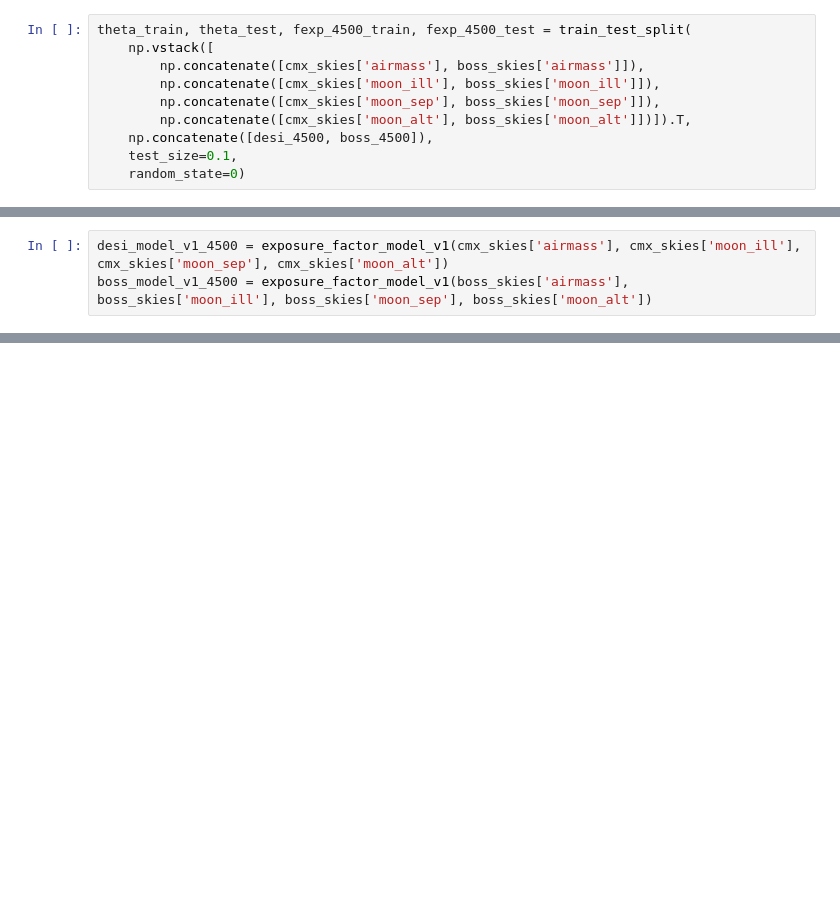
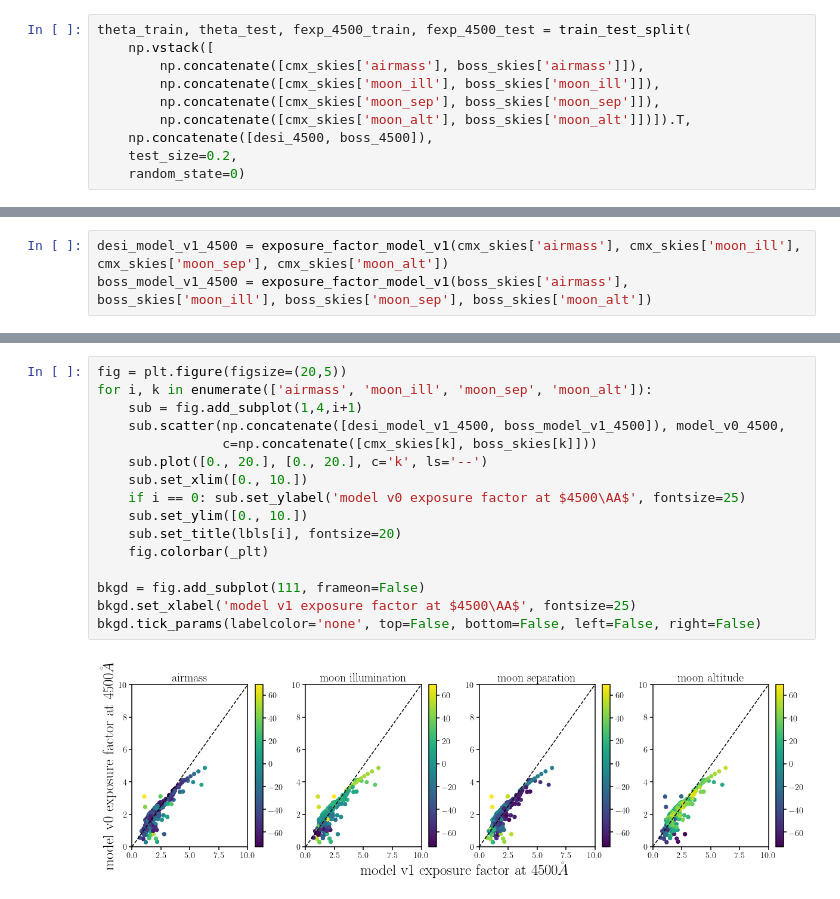
Before and after one commit to desi-bgs/feasiBGS, a Jupyter notebook: notebook/cmx/exposure_factor_refit.ipynb, the cells around one changed output, grey strips where cells are left out. Drawn from its saved outputs; the diff is of its cells as text; blank space fills up the shorter version.

```diff
--- a/notebook/cmx/exposure_factor_refit.ipynb
+++ b/notebook/cmx/exposure_factor_refit.ipynb
@@ -385,5 +401,5 @@ theta_train, theta_test, fexp_4500_train, fexp_4500_test = train_test_split(
         np.concatenate([cmx_skies['moon_sep'], boss_skies['moon_sep']]),
         np.concatenate([cmx_skies['moon_alt'], boss_skies['moon_alt']])]).T,
     np.concatenate([desi_4500, boss_4500]),
-    test_size=0.1,
+    test_size=0.2,
     random_state=0)
@@ -515,0 +497,18 @@ The model v1 exposure factors aren't perfect but works pretty well for the DESI
+# %%
+fig = plt.figure(figsize=(20,5))
+for i, k in enumerate(['airmass', 'moon_ill', 'moon_sep', 'moon_alt']):
+    sub = fig.add_subplot(1,4,i+1)
+    sub.scatter(np.concatenate([desi_model_v1_4500, boss_model_v1_4500]), model_v0_4500,
+                c=np.concatenate([cmx_skies[k], boss_skies[k]]))
+    sub.plot([0., 20.], [0., 20.], c='k', ls='--')
+    sub.set_xlim([0., 10.])
+    if i == 0: sub.set_ylabel('model v0 exposure factor at $4500\AA$', fontsize=25)
+    sub.set_ylim([0., 10.])
+    sub.set_title(lbls[i], fontsize=20)
+    fig.colorbar(_plt)
+
+bkgd = fig.add_subplot(111, frameon=False)
+bkgd.set_xlabel('model v1 exposure factor at $4500\AA$', fontsize=25)
+bkgd.tick_params(labelcolor='none', top=False, bottom=False, left=False, right=False)
+# %% [output]
+[figure, added]
```
Also changed, not shown: parts of 30 cells of this notebook, 1 other file.
